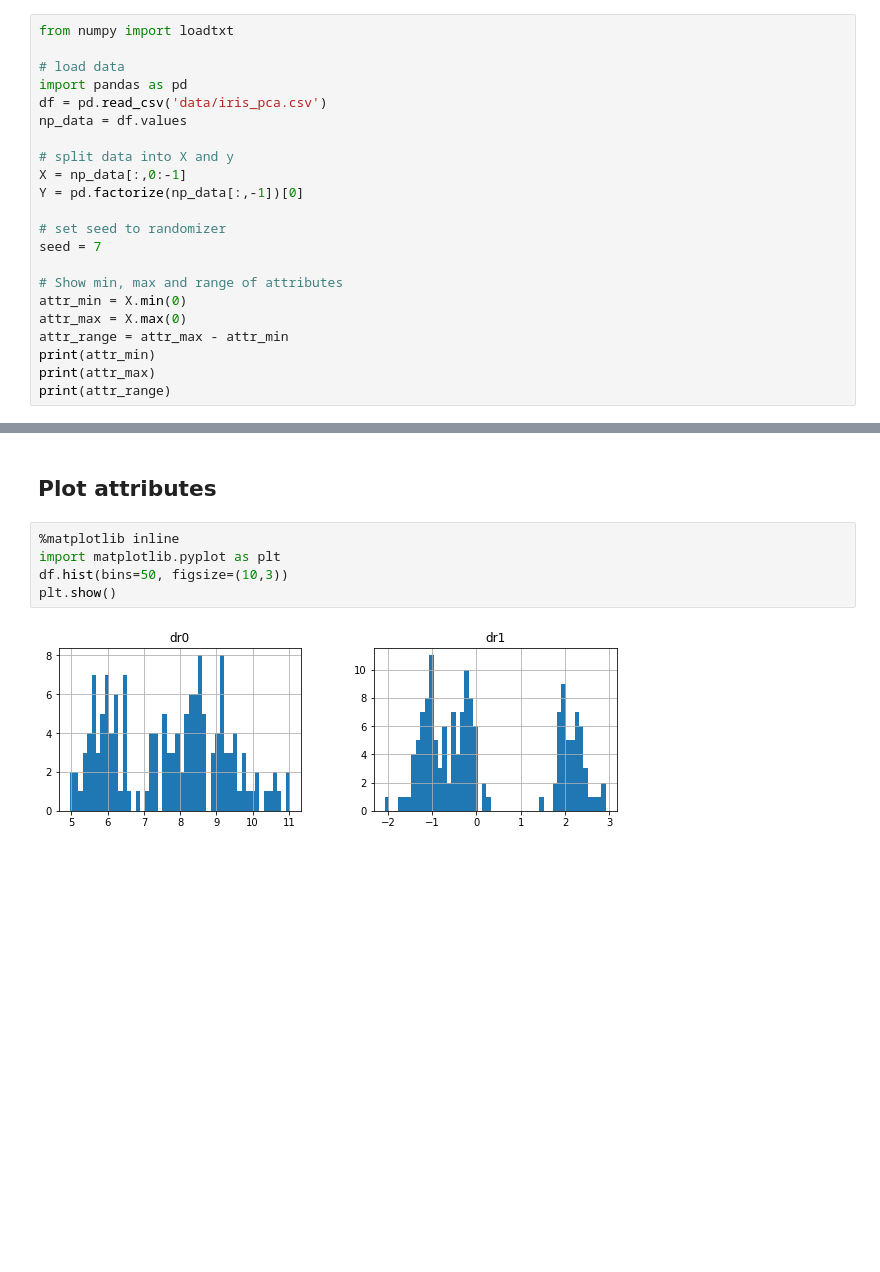
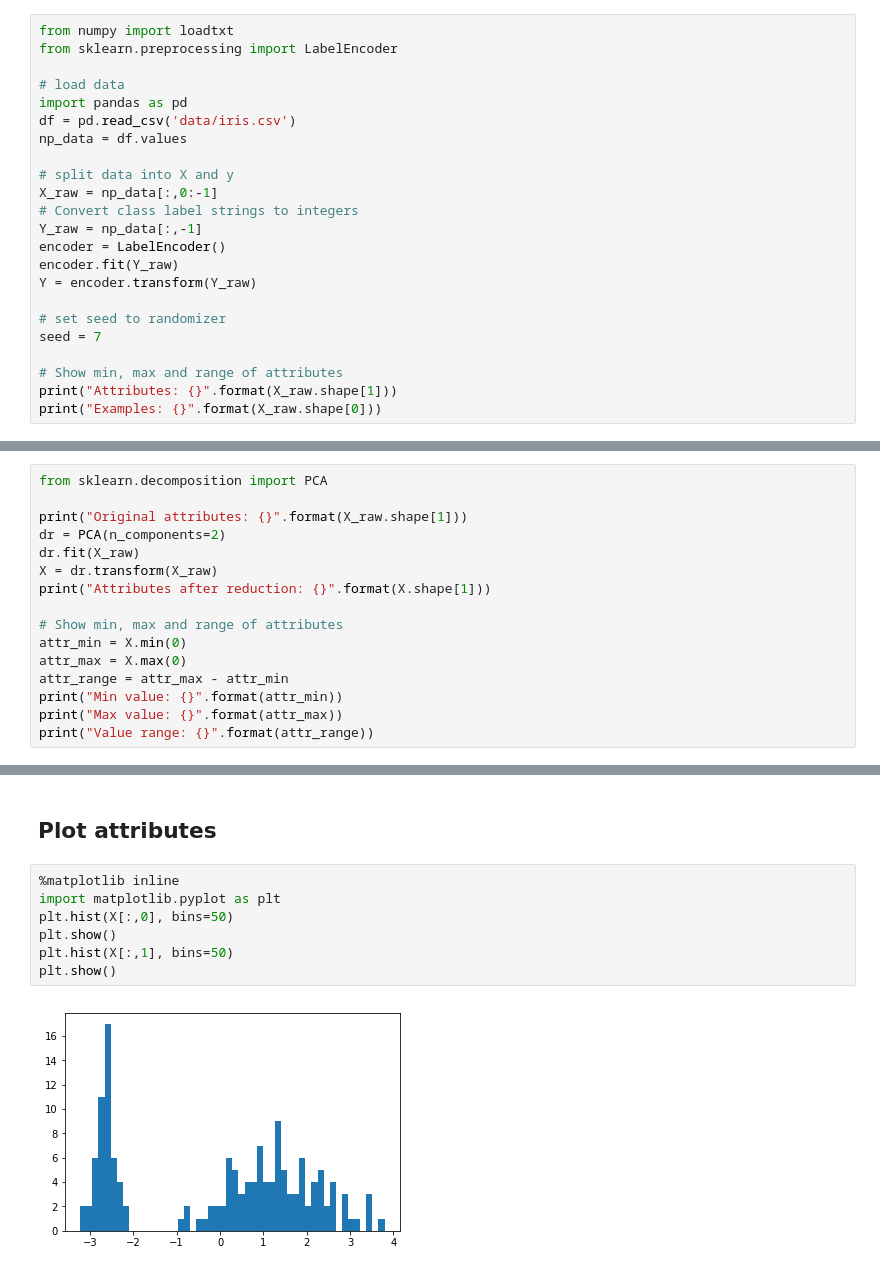
Before and after one commit to jhagelback/ml-sk, a Jupyter notebook: Iris PCA.ipynb, the cells around one changed output, grey strips where cells are left out. Saved outputs shown, nothing was run; the diff lists cells and outputs as text; blank space fills up the shorter version.

```diff
--- a/Iris PCA.ipynb
+++ b/Iris PCA.ipynb
@@ -2,24 +2,25 @@
 <h2>Load data</h2>
 # %%
 from numpy import loadtxt
+from sklearn.preprocessing import LabelEncoder
 
 # load data
 import pandas as pd
-df = pd.read_csv('data/iris_pca.csv')
+df = pd.read_csv('data/iris.csv')
 np_data = df.values
 
 # split data into X and y
-X = np_data[:,0:-1]
-Y = pd.factorize(np_data[:,-1])[0]
+X_raw = np_data[:,0:-1]
+# Convert class label strings to integers
+Y_raw = np_data[:,-1]
+encoder = LabelEncoder()
+encoder.fit(Y_raw)
+Y = encoder.transform(Y_raw)
 
 # set seed to randomizer
 seed = 7
 
 # Show min, max and range of attributes
-attr_min = X.min(0)
-attr_max = X.max(0)
-attr_range = attr_max - attr_min
-print(attr_min)
-print(attr_max)
-print(attr_range)
+print("Attributes: {}".format(X_raw.shape[1]))
+print("Examples: {}".format(X_raw.shape[0]))
 # %% [output]
@@ -62,0 +64,16 @@ def evaluate(model):
+# %%
+from sklearn.decomposition import PCA
+
+print("Original attributes: {}".format(X_raw.shape[1]))
+dr = PCA(n_components=2)
+dr.fit(X_raw)
+X = dr.transform(X_raw)
+print("Attributes after reduction: {}".format(X.shape[1]))
+
+# Show min, max and range of attributes
+attr_min = X.min(0)
+attr_max = X.max(0)
+attr_range = attr_max - attr_min
+print("Min value: {}".format(attr_min))
+print("Max value: {}".format(attr_max))
+print("Value range: {}".format(attr_range))
@@ -268,7 +291,9 @@ Confusion Matrix:
 # %%
 %matplotlib inline
 import matplotlib.pyplot as plt
-df.hist(bins=50, figsize=(10,3))
+plt.hist(X[:,0], bins=50)
 plt.show()
+plt.hist(X[:,1], bins=50)
+plt.show()
 # %% [output]
-[figure, old version]
+[figure, new version]
```
Also changed, not shown: parts of 12 cells of this notebook, 1 other file.
